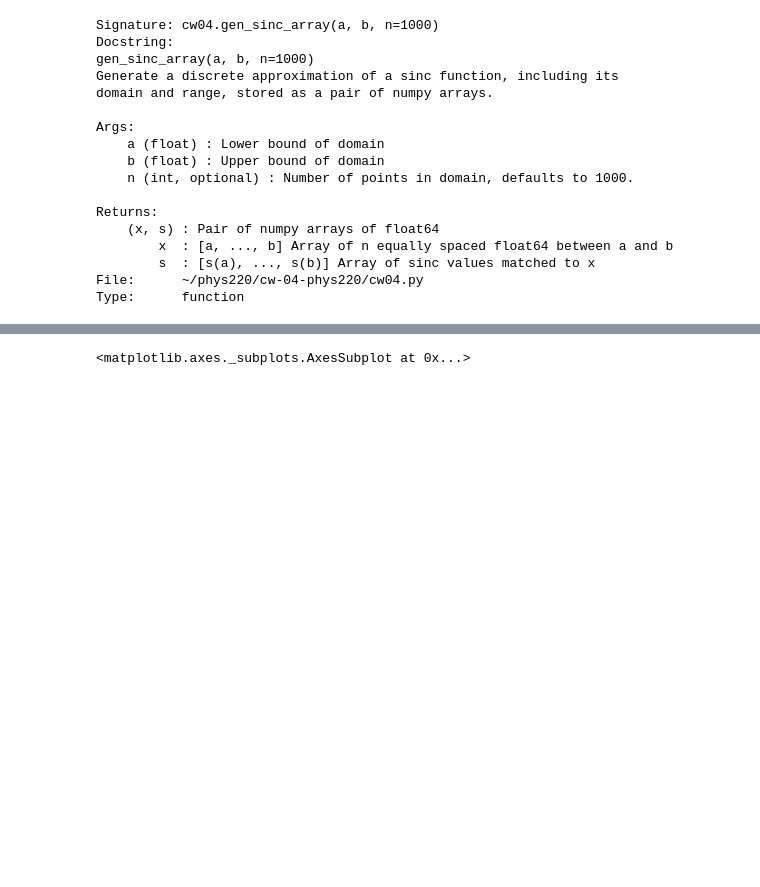
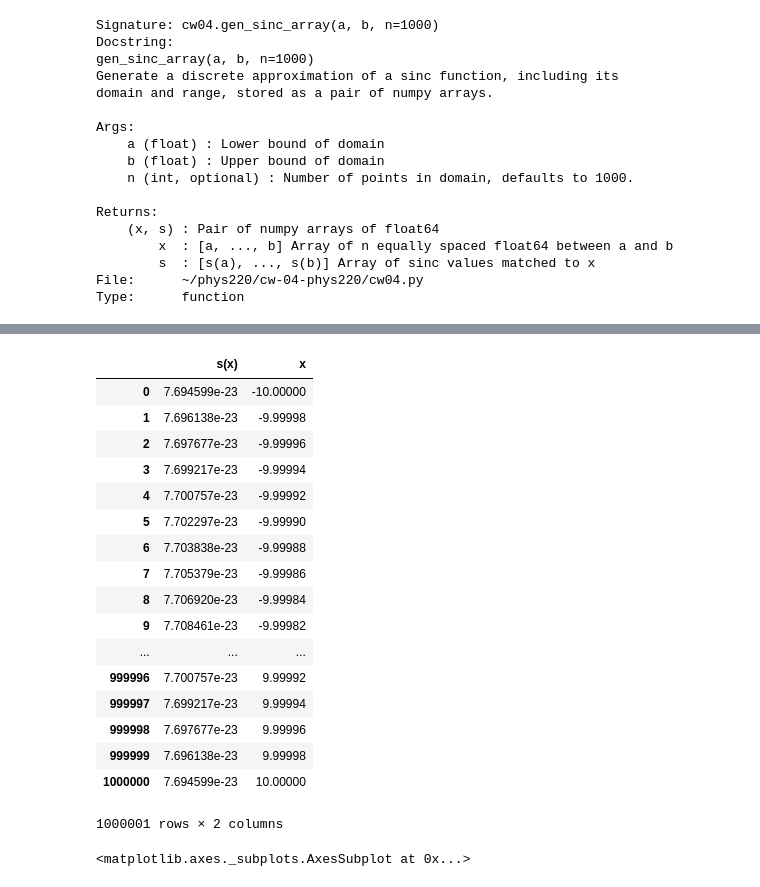
Before and after one commit to chapman-phys220-2018s/cw-04-phys220, a Jupyter notebook: cw04.ipynb, the cells around one changed output, grey strips where cells are left out. Saved outputs shown, nothing was run; the diff lists cells and outputs as text; code cells hidden in the pictures; blank space fills up the shorter version.

```diff
--- a/cw04.ipynb
+++ b/cw04.ipynb
@@ -174,5 +175,26 @@ ZeroDivisionError: float division by zero
 # %%
 sinc = pd.DataFrame({"x":x,"s(x)":g})
+# %%
+sinc
+# %% [output]
+|  | s(x) | x |
+| 0 | 7.694599e-23 | -10.00000 |
+| 1 | 7.696138e-23 | -9.99998 |
+| 2 | 7.697677e-23 | -9.99996 |
+| 3 | 7.699217e-23 | -9.99994 |
+| 4 | 7.700757e-23 | -9.99992 |
+| 5 | 7.702297e-23 | -9.99990 |
+| 6 | 7.703838e-23 | -9.99988 |
+| 7 | 7.705379e-23 | -9.99986 |
+| 8 | 7.706920e-23 | -9.99984 |
+| 9 | 7.708461e-23 | -9.99982 |
+| ... | ... | ... |
+| 999996 | 7.700757e-23 | 9.99992 |
+| 999997 | 7.699217e-23 | 9.99994 |
+| 999998 | 7.697677e-23 | 9.99996 |
+| 999999 | 7.696138e-23 | 9.99998 |
+| 1000000 | 7.694599e-23 | 10.00000 |
+1000001 rows × 2 columns
 # %%
 sinc.plot(x="x",y="s(x)")
 # %% [output]
```
Also changed, not shown: parts of 3 cells of this notebook, 1 other file.
